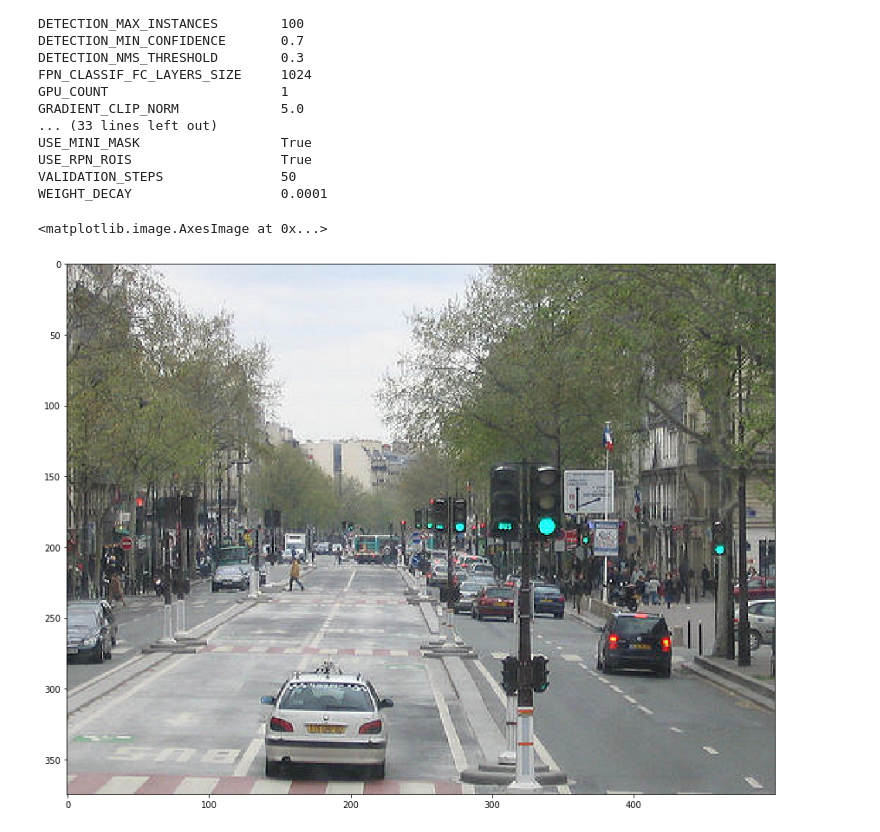
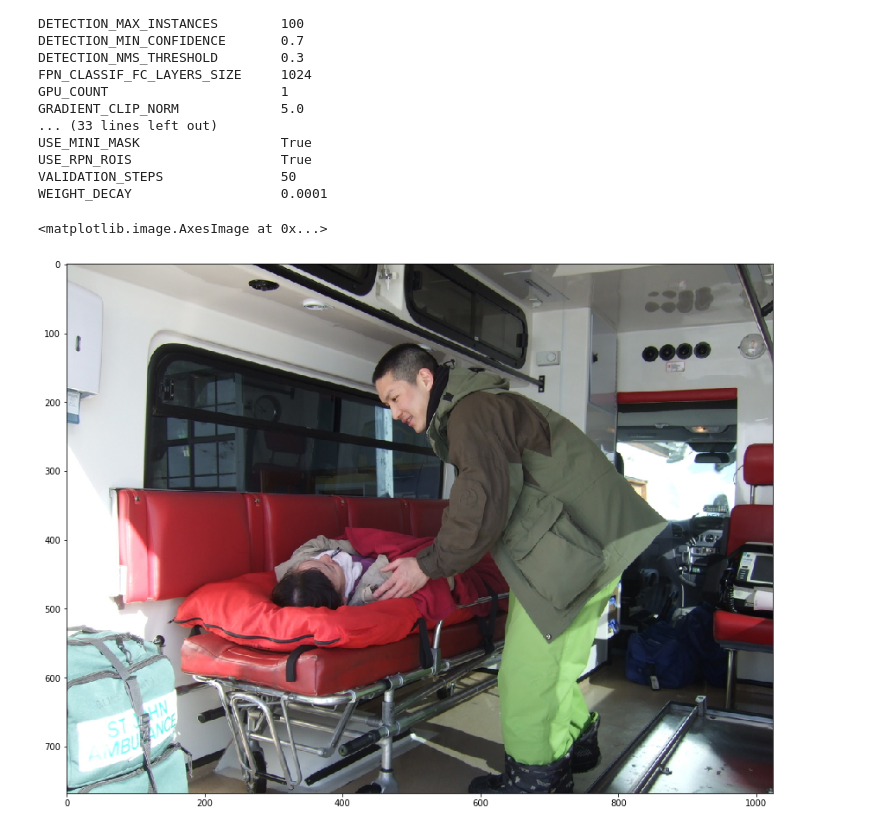
Before and after one commit to jennifernolan/FYP-Development-Navigation-Assistant, a Jupyter notebook: Dataset/MaskRCNN.ipynb, the cells around one changed output. Saved outputs shown, nothing was run; the diff lists cells and outputs as text; code cells hidden in the pictures.

```diff
--- a/Dataset/MaskRCNN.ipynb
+++ b/Dataset/MaskRCNN.ipynb
@@ -92,14 +92,14 @@ class_names = ['BG', 'person', 'bicycle', 'car', 'motorcycle', 'airplane',
                'teddy bear', 'hair drier', 'toothbrush']
 # %%
 #load a random image from the images folder
-image = skimage.io.imread('../images/12283150_12d37e6389_z.jpg')
+image = skimage.io.imread('../images/1c49ae62cd982f80.jpg')
 
 #original image
 plt.figure(figsize=(12,10))
 skimage.io.imshow(image)
 # %% [output]
 <matplotlib.image.AxesImage at 0x...>
-[figure, old version]
+[figure, new version]
 # %%
 #run detection
 results = model.detect([image], verbose=1)
```
Also changed, not shown: parts of 8 cells of this notebook, 7 other files.
